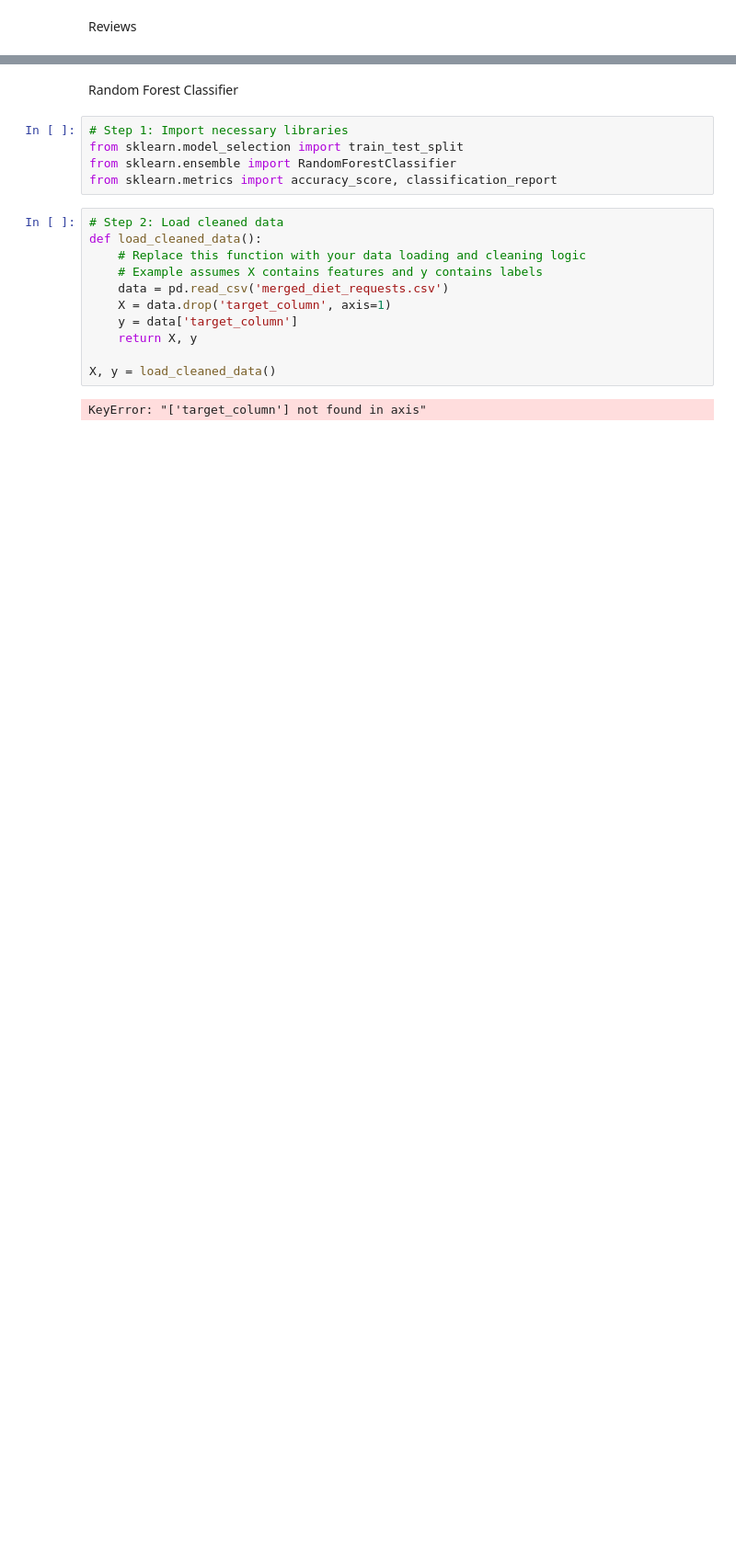
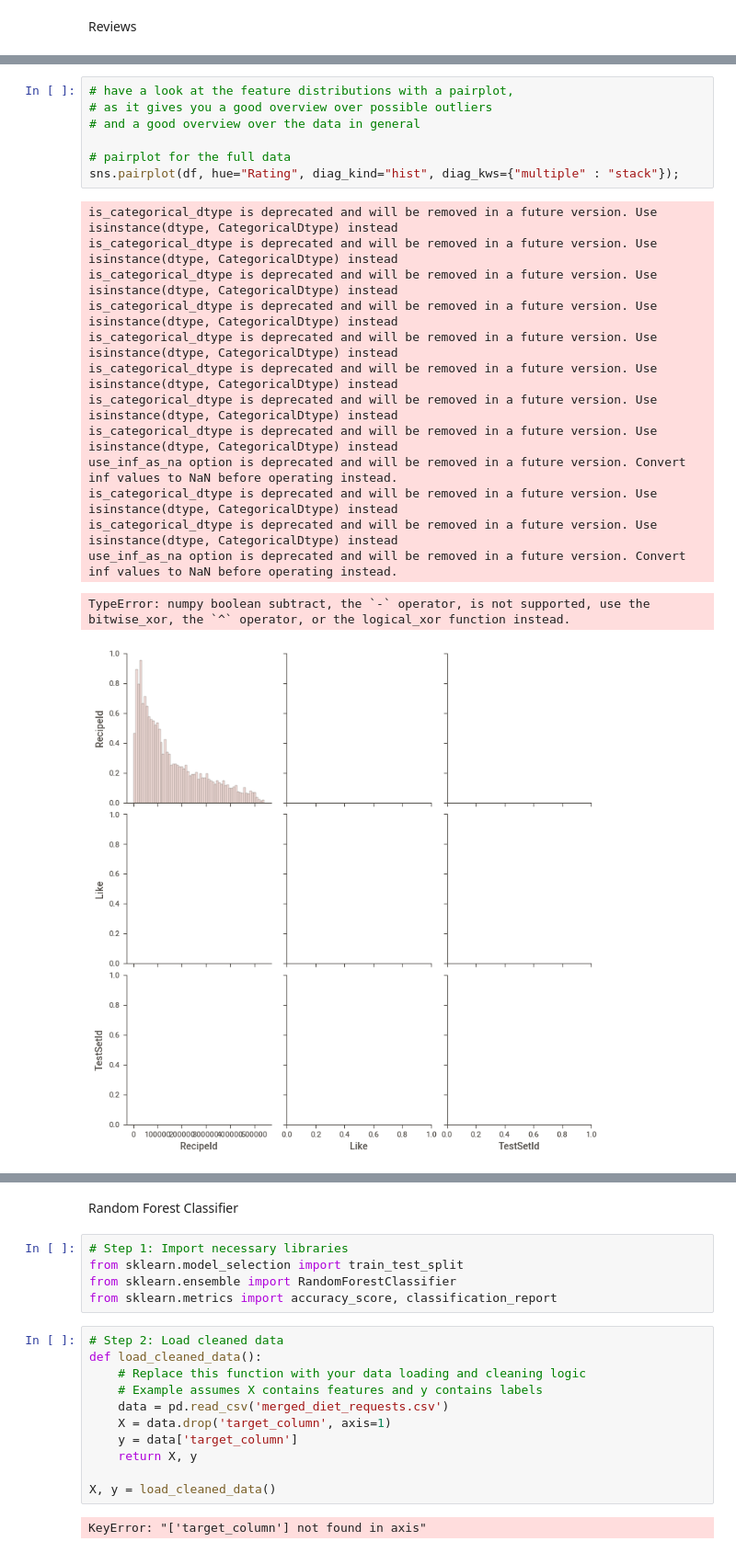
Before and after one commit to raj7vasani/AnalyticsCup_skilledShark, a Jupyter notebook: skilledShark_Submission.ipynb, the cells around one changed output, grey strips where cells are left out. Shown at 92% size. Saved outputs shown, nothing was run; the diff lists cells and outputs as text; blank space fills up the shorter version.

```diff
--- a/skilledShark_Submission.ipynb
+++ b/skilledShark_Submission.ipynb
@@ -234,0 +300,22 @@ Reviews
+# %%
+# have a look at the feature distributions with a pairplot,
+# as it gives you a good overview over possible outliers
+# and a good overview over the data in general
+
+# pairplot for the full data
+sns.pairplot(df, hue="Rating", diag_kind="hist", diag_kws={"multiple" : "stack"});
+# %% [output]
+is_categorical_dtype is deprecated and will be removed in a future version. Use isinstance(dtype, CategoricalDtype) instead
+is_categorical_dtype is deprecated and will be removed in a future version. Use isinstance(dtype, CategoricalDtype) instead
+is_categorical_dtype is deprecated and will be removed in a future version. Use isinstance(dtype, CategoricalDtype) instead
+is_categorical_dtype is deprecated and will be removed in a future version. Use isinstance(dtype, CategoricalDtype) instead
+is_categorical_dtype is deprecated and will be removed in a future version. Use isinstance(dtype, CategoricalDtype) instead
+is_categorical_dtype is deprecated and will be removed in a future version. Use isinstance(dtype, CategoricalDtype) instead
+is_categorical_dtype is deprecated and will be removed in a future version. Use isinstance(dtype, CategoricalDtype) instead
+is_categorical_dtype is deprecated and will be removed in a future version. Use isinstance(dtype, CategoricalDtype) instead
+use_inf_as_na option is deprecated and will be removed in a future version. Convert inf values to NaN before operating instead.
+is_categorical_dtype is deprecated and will be removed in a future version. Use isinstance(dtype, CategoricalDtype) instead
+is_categorical_dtype is deprecated and will be removed in a future version. Use isinstance(dtype, CategoricalDtype) instead
+use_inf_as_na option is deprecated and will be removed in a future version. Convert inf values to NaN before operating instead.
+TypeError: numpy boolean subtract, the `-` operator, is not supported, use the bitwise_xor, the `^` operator, or the logical_xor function instead.
+[figure, added]
```
Also changed, not shown: parts of 7 cells of this notebook.
